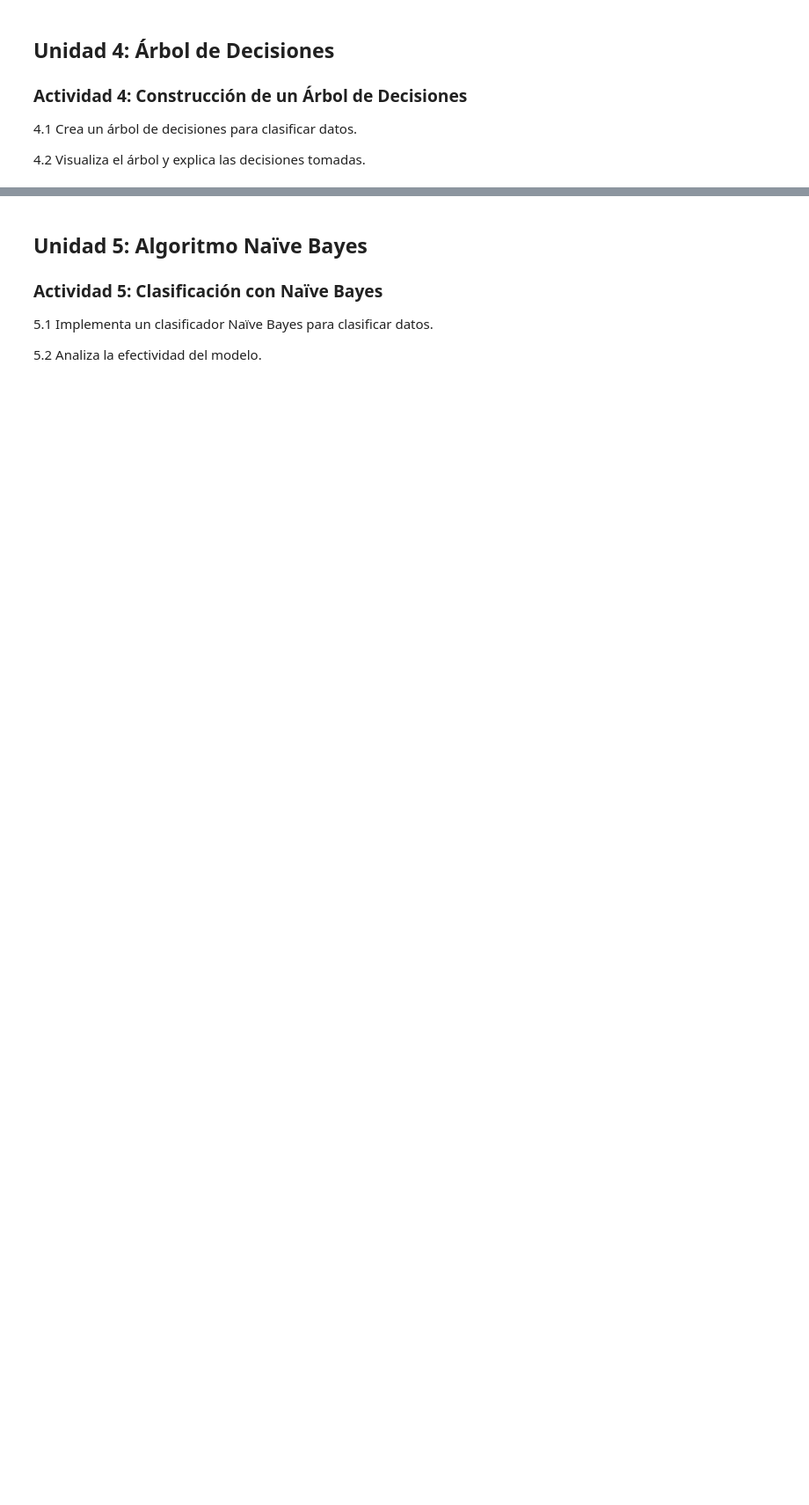
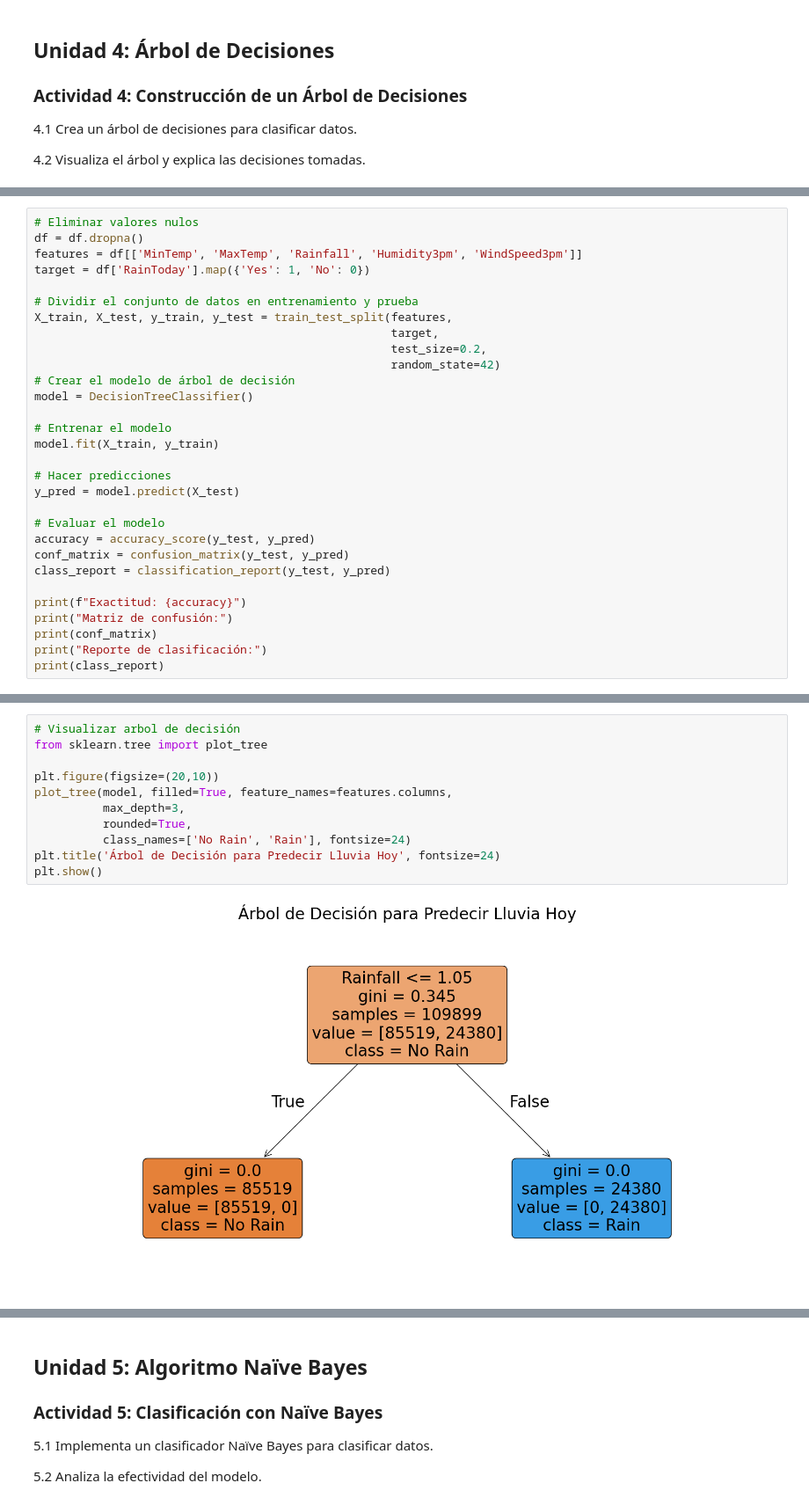
Before and after one commit to alanPalma25/sic-2025-python-ai, a Jupyter notebook: ia_module/activities/sem11_asin_capítulo5_AI.ipynb, the cells around one changed output, grey strips where cells are left out. Shown: that part at 88% size. Saved outputs shown, nothing was run; the diff lists cells and outputs as text; blank space fills up the shorter version.

```diff
--- a/ia_module/activities/sem11_asin_capítulo5_AI.ipynb
+++ b/ia_module/activities/sem11_asin_capítulo5_AI.ipynb
@@ -104,0 +291,30 @@ plt.show()
+# %%
+# Eliminar valores nulos
+df = df.dropna()
+features = df[['MinTemp', 'MaxTemp', 'Rainfall', 'Humidity3pm', 'WindSpeed3pm']]
+target = df['RainToday'].map({'Yes': 1, 'No': 0})
+
+# Dividir el conjunto de datos en entrenamiento y prueba
+X_train, X_test, y_train, y_test = train_test_split(features,
+                                                    target,
+                                                    test_size=0.2,
+                                                    random_state=42)
+# Crear el modelo de árbol de decisión
+model = DecisionTreeClassifier()
+
+# Entrenar el modelo
+model.fit(X_train, y_train)
+
+# Hacer predicciones
+y_pred = model.predict(X_test)
+
+# Evaluar el modelo
+accuracy = accuracy_score(y_test, y_pred)
+conf_matrix = confusion_matrix(y_test, y_pred)
+class_report = classification_report(y_test, y_pred)
+
+print(f"Exactitud: {accuracy}")
+print("Matriz de confusión:")
+print(conf_matrix)
+print("Reporte de clasificación:")
+print(class_report)
@@ -104,0 +335,13 @@ plt.show()
+# %%
+# Visualizar arbol de decisión
+from sklearn.tree import plot_tree
+
+plt.figure(figsize=(20,10))
+plot_tree(model, filled=True, feature_names=features.columns,
+          max_depth=3,
+          rounded=True,
+          class_names=['No Rain', 'Rain'], fontsize=24)
+plt.title('Árbol de Decisión para Predecir Lluvia Hoy', fontsize=24)
+plt.show()
+# %% [output]
+[figure, added]
```
Also changed, not shown: parts of 23 cells of this notebook.
